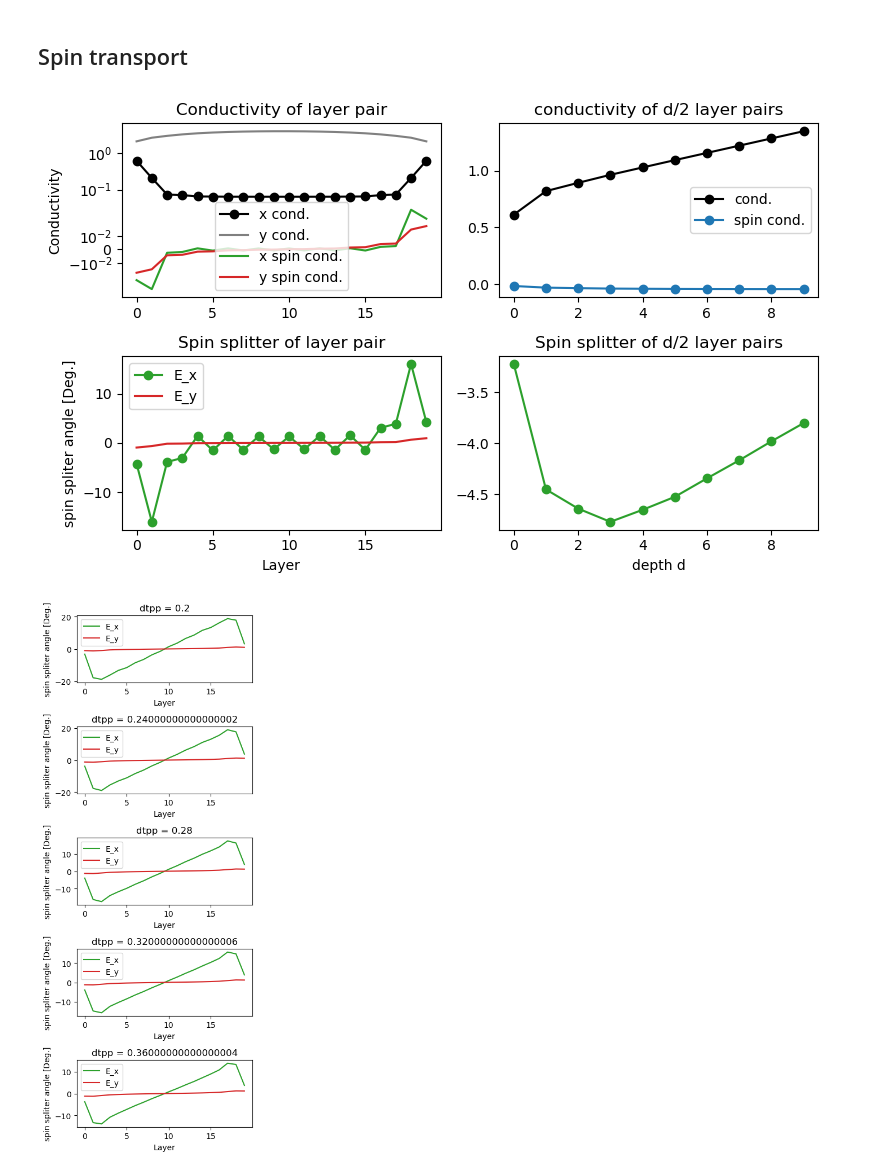
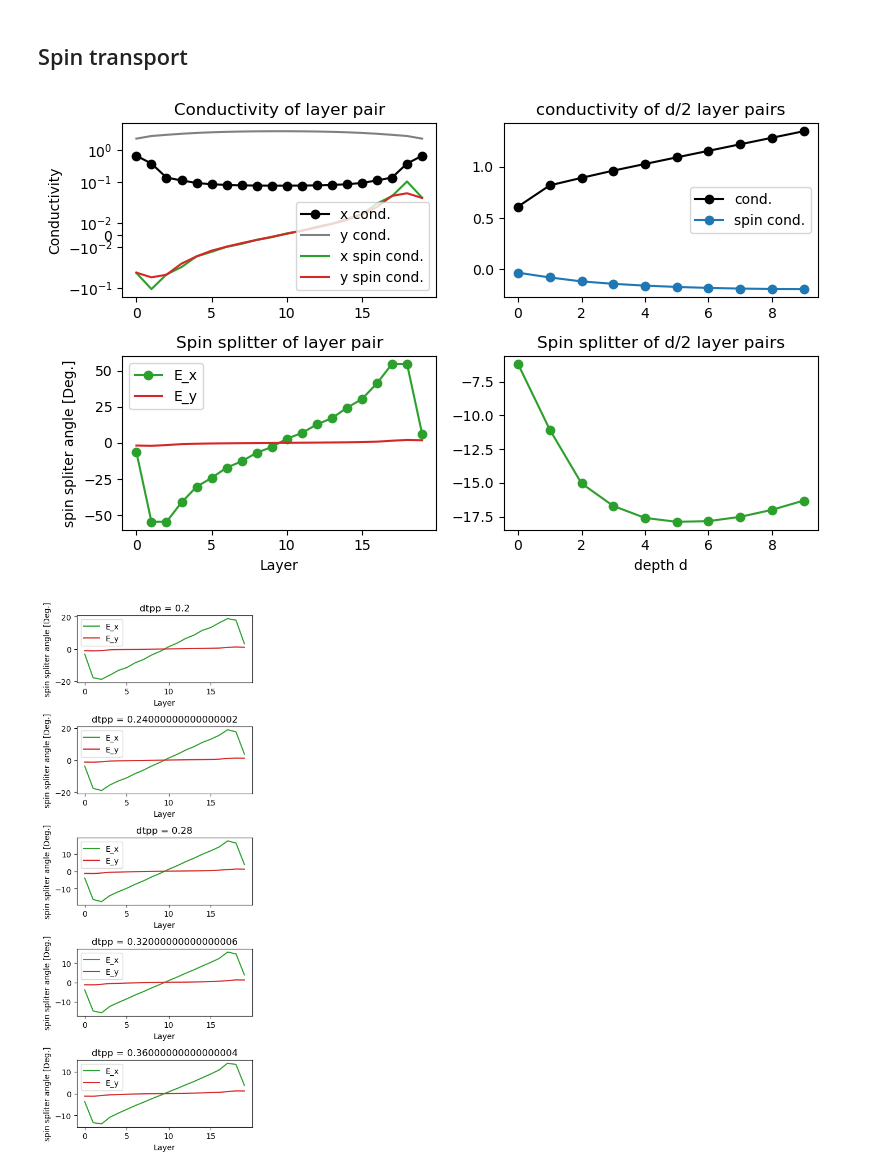
Before and after one commit to dpreuo/alter_surf, a Jupyter notebook: Weyl_CuMnAs.ipynb, the cells around one changed output. Saved outputs shown, nothing was run; the diff lists cells and outputs as text; code cells hidden in the pictures.

Commit message:
corrected the conductivity calculations

```diff
--- a/Weyl_CuMnAs.ipynb
+++ b/Weyl_CuMnAs.ipynb
@@ -56,9 +59,9 @@ H = create_H_CuMnAs_slab(Hparam0)
 # %% [markdown]
 I pushed the Fermi energy a little bit down to see the Fermi surface of the 2 bands which merge to create the nodal line.
 # %%
-#Hparam0 = dict(t=0.4, tz=1, Delta0=1.2,Delta1=0.5,Delta3=0.5,mu=0.05,V_layer_z=0.)
-Hparam0 = dict(t=0.4, tz=1, Delta0=0.6, Delta1=0.6,Delta3=0.6, mu=0.1, lambda2=0.2,lambda3=0.) #nodal line #mu=0.05
-#Hparam0 = dict(t=0.4, tz=1, Delta0=0.6, Delta1=0.6,Delta3=0.6 ,mu=0., dtpp=0.2) #nice values for Weyl cones
+#Hparam0 = dict(t=0.4, tz=1, Delta0=0.6, Delta1=0.6,Delta3=0.6, mu=-0.05,V_layer_z=1, t2=0.15)
+#Hparam0 = dict(t=0.4, tz=1, Delta0=0.6, Delta1=0.6,Delta3=0.6, mu=0.1, lambda2=0.,lambda3=0.) #nodal line #mu=0.05
+Hparam0 = dict(t=0.4, tz=1, Delta0=0.6, Delta1=0.6,Delta3=0.6 ,mu=0.05, dtpp=0.2) #nice values for Weyl cones
 #Hparam0 = dict(t=0.4, tz=1, Delta0=1.2,Delta1=0.5,Delta3=0.5,mu=0.,V_layer_z=1,t2=-0.3, dt2=0.) #Weyl cones, but mirror broken, at different energy
 
 
@@ -83,6 +86,7 @@ labels = ['Y','X','\\Gamma','Y','M','R','Y','Z']
 fig, ax = plt.subplots(1,1)
 H3D.set_params(Hparam0)
 plot_bandstruc(ax,H3D,labels_points_path=labels,cmap='bwr',coloring_operator=H3D.operator.spin)
+ax.axhline(0,color='gray',linewidth=0.4)
 
 
 #plotting kz slices
@@ -377,43 +382,43 @@ NameError: name 'psis' is not defined
 # %%
 from alter_surf.utils_CuMnAs import get_conductivity_layer_resolved
 
-layers, cond0, spin_cond = get_conductivity_layer_resolved(H,energy=mu,Lk=40)
+layers, cond, spin_cond = get_conductivity_layer_resolved(H,energy=0.1,Lk=40)
 # %%
 fig,axs = plt.subplots(2,2,figsize=(8,5))
 
 #layer resolved
 axs[0,0].set_title('Conductivity of layer pair')
-axs[0,0].plot(layers,cond0[:,0,0],'ko-',label='x cond.')
-axs[0,0].plot(layers,cond0[:,1,1],'-',color='gray',label='y cond.')
+axs[0,0].plot(layers,cond[:,0,0],'ko-',label='x cond.')
+axs[0,0].plot(layers,cond[:,1,1],'-',color='gray',label='y cond.')
 axs[0,0].plot(layers,spin_cond[:,1,0],'-',color='C2',label='x spin cond.')
 axs[0,0].plot(layers,spin_cond[:,0,1],'-',color='C3',label='y spin cond.')
 axs[0,0].set_ylabel('Conductivity')
 axs[0,0].legend()
 axs[0,0].set_yscale('symlog',linthresh=3e-2)
 
 axs[1,0].set_title('Spin splitter of layer pair')
 axs[1,0].plot(layers,2*np.arctan(spin_cond[:,1,0]/cond0[:,0,0])*180/pi,'o-',color='C2',label='E_x')
 axs[1,0].plot(layers,2*np.arctan(spin_cond[:,0,1]/cond0[:,1,1])*180/pi,'-',color='C3',label='E_y')
 axs[1,0].legend()
 axs[1,0].set_xlabel('Layer')
 axs[1,0].set_ylabel('spin spliter angle [Deg.]')
 
 #layer summed
 lz2 = H.param['len_z']//2
 xs = np.arange(0,lz2)
 axs[0,1].set_title('conductivity of d/2 layer pairs')
 axs[0,1].plot(xs,np.cumsum(cond0[:lz2,0,0]),'ko-',label='cond.')
 axs[0,1].plot(xs,np.cumsum(spin_cond[:lz2,0,1]),'o-',label='spin cond.')
 axs[0,1].legend()
 
 axs[1,1].set_title('Spin splitter of d/2 layer pairs')
 axs[1,1].plot(xs,2*np.arctan(np.cumsum(spin_cond[:lz2,0,1])/np.cumsum(cond0[:lz2,0,0]))*180/pi,'o-',color='C2')
 axs[1,1].set_xlabel('depth d')
 
 
 plt.tight_layout()
 # %% [output]
-[figure, old version]
+[figure, new version]
 # %%
 #setting parameters
 Lk = 40 #number of k-points in each direction
```
Also changed, not shown: parts of 5 cells of this notebook, 5 other files.
